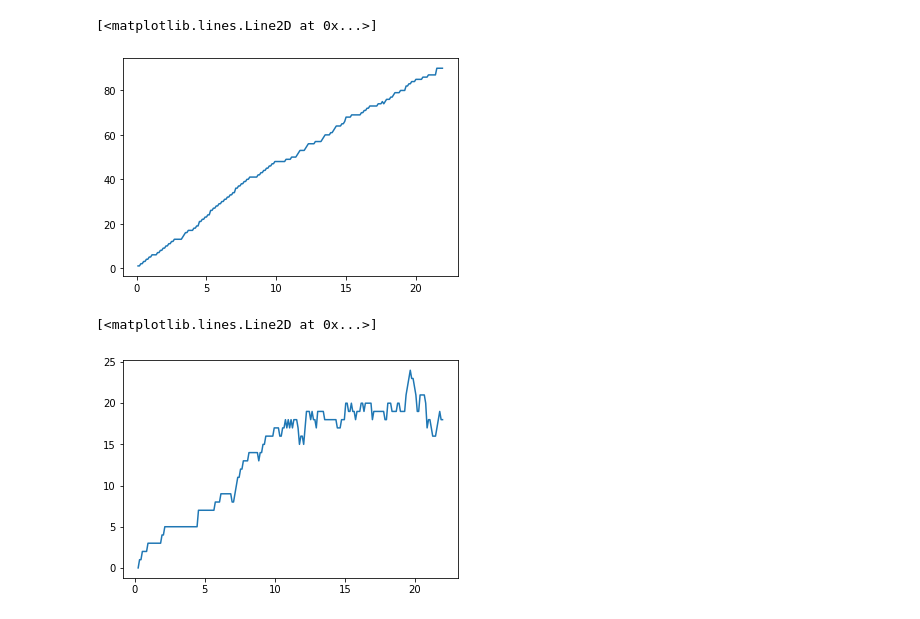
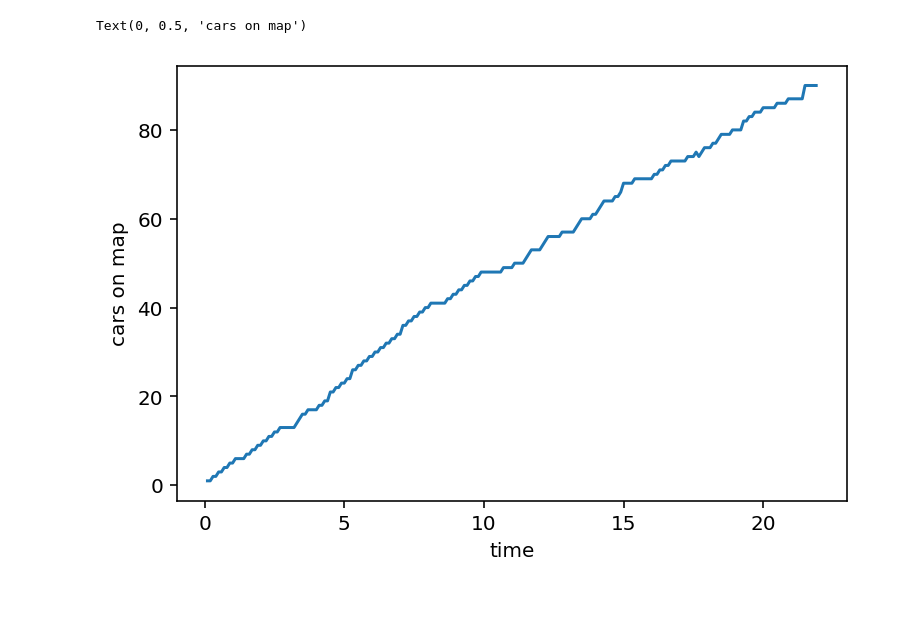
Before and after one commit to kovrichard/artery, a Jupyter notebook: scenarios/car2car-grid/results/Results.ipynb, the cells around one changed output. Drawn from its saved outputs; the diff is of its cells as text; code cells hidden in the pictures.

```diff
--- a/scenarios/car2car-grid/results/Results.ipynb
+++ b/scenarios/car2car-grid/results/Results.ipynb
@@ -3,27 +3,35 @@ import pandas as pd
 import numpy as np
 import matplotlib.pyplot as plt
 %matplotlib inline
+# %%
+plt.rcParams['figure.figsize'] = [6.0, 4.0]
+plt.rcParams['figure.dpi'] = 144
 # %%
 vectors = pd.read_csv('vec.csv')
 # %%
 vector_coords = vectors[(vectors.type == "vector") & (vectors.name == "posX:vector")]
+# %%
+def string_of_floats_to_list_of_floats(string, separator):
+    return [float(n) for n in string.split(separator)]
 # %%
-x = [float(n) for n in vector_coords.iloc[[0]].vectime.values[0].split(' ')]
+x = string_of_floats_to_list_of_floats(vector_coords.iloc[[0]].vectime.values[0], ' ')
 # %%
 y = []
 
 for t in x:
     tmp = 0
     for v in range(len(vector_coords)):
-        times = [float(n) for n in vector_coords.iloc[[v]].vectime.values[0].split(' ')]
+        times = string_of_floats_to_list_of_floats(vector_coords.iloc[[v]].vectime.values[0], ' ')
         if t in times:
             tmp += 1
     y.append(tmp)
 # %%
 plt.plot(x,y)
+plt.xlabel("time")
+plt.ylabel("cars on map")
 # %% [output]
-[<matplotlib.lines.Line2D at 0x...>]
+Text(0, 0.5, 'cars on map')
-[figure, old version]
+[figure, new version]
 # %%
 car0 = vectors[(vectors.type == "vector") & (vectors.name == "allDetectedCars")].iloc[[0]]
 # %%
@@ -33,5 +40,0 @@ y = [float(n) for n in car0.vecvalue.values[0].split(' ')]
-# %%
-plt.plot(x,y)
-# %% [output]
-[<matplotlib.lines.Line2D at 0x...>]
-[figure, removed]
```
Also changed, not shown: parts of 12 cells of this notebook.
